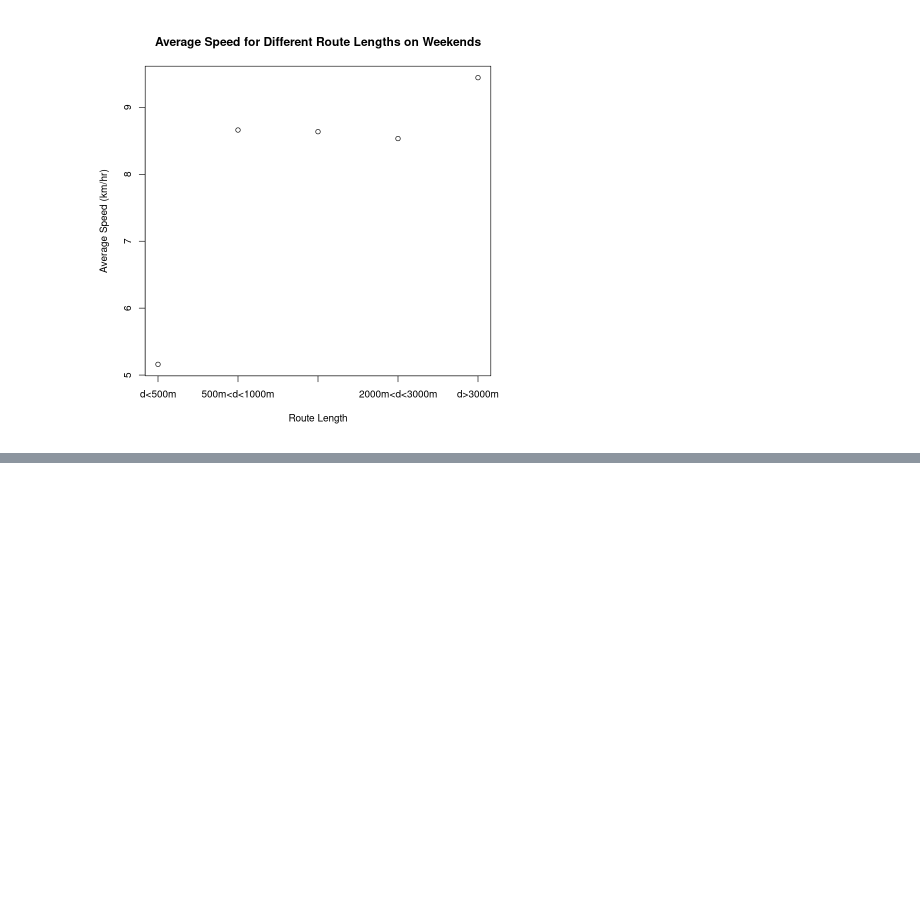
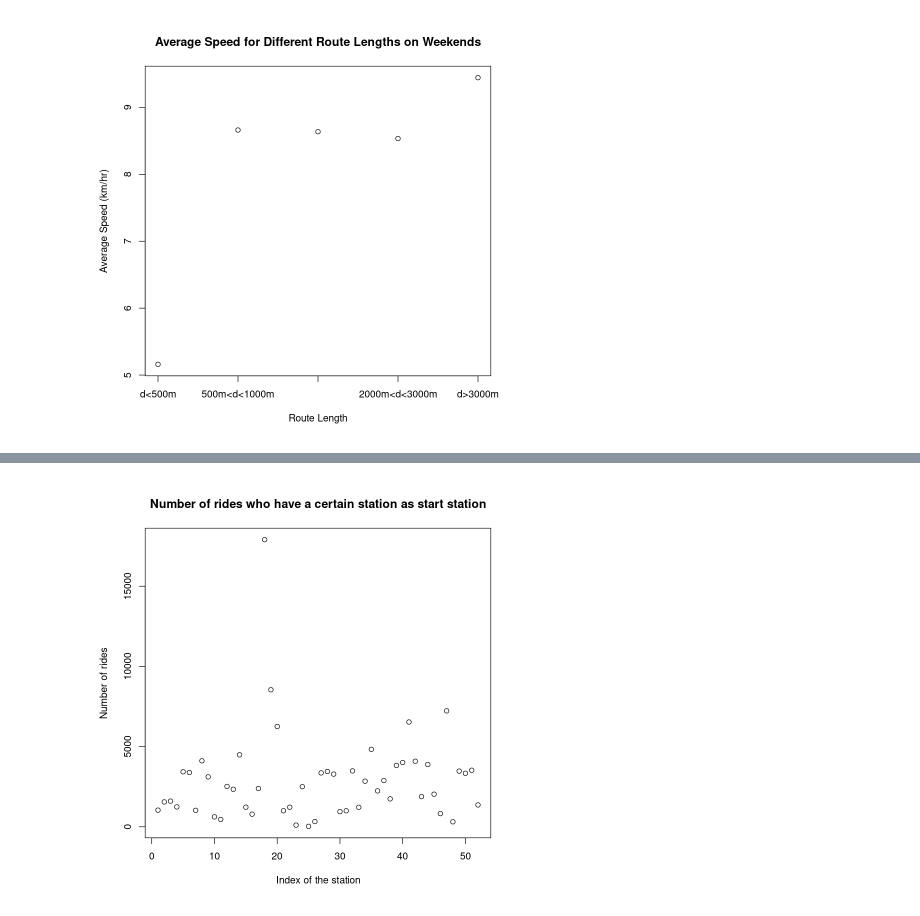
Before and after one commit to FedericoBraidi/ASPA, a Jupyter notebook: Federico_Braidi_Rlab01.ipynb, the cells around one changed output, grey strips where cells are left out. Cells and saved outputs as stored; diff of their text form; code cells hidden in the pictures; blank space fills up the shorter version.

```diff
--- a/Federico_Braidi_Rlab01.ipynb
+++ b/Federico_Braidi_Rlab01.ipynb
@@ -253,0 +264,15 @@ axis(1, at = 1:length(route_length), labels = route_length)     #graph too small
+# %%
+#8.1 Most common start station and least common stop station
+start <- data %>%
+  group_by(start.station.name) %>%
+  summarize(num_rides = n())
+end <- data %>%
+  group_by(end.station.name) %>%
+  summarize(num_rides = n())
+
+max_start_nun <- max(start$num_rides)
+max_start_name <- start[start$num_rides==max_start_nun,]$start.station.name
+max_start_name
+min_end_num <- min(end$num_rides)
+min_end_name <- end[end$num_rides==min_end_num,]$end.station.name
+min_end_name
@@ -253,0 +289,8 @@ axis(1, at = 1:length(route_length), labels = route_length)     #graph too small
+# %%
+#8.2 Show distribution of start stations
+plot(start$num_rides,
+    xlab="Index of the station",
+    ylab="Number of rides",
+    main="Number of rides who have a certain station as start station")
+# %% [output]
+[figure, added]
```
Also changed, not shown: parts of 4 cells of this notebook, 1 other file.
